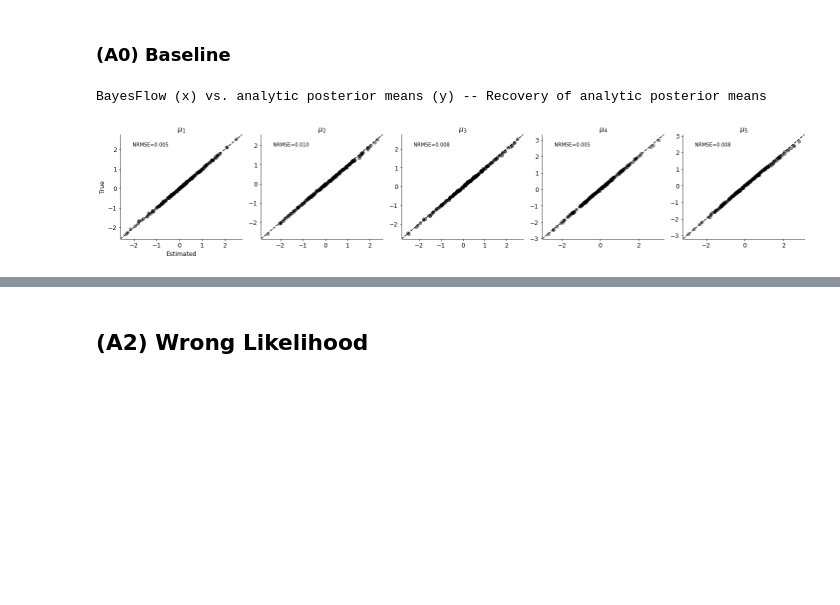
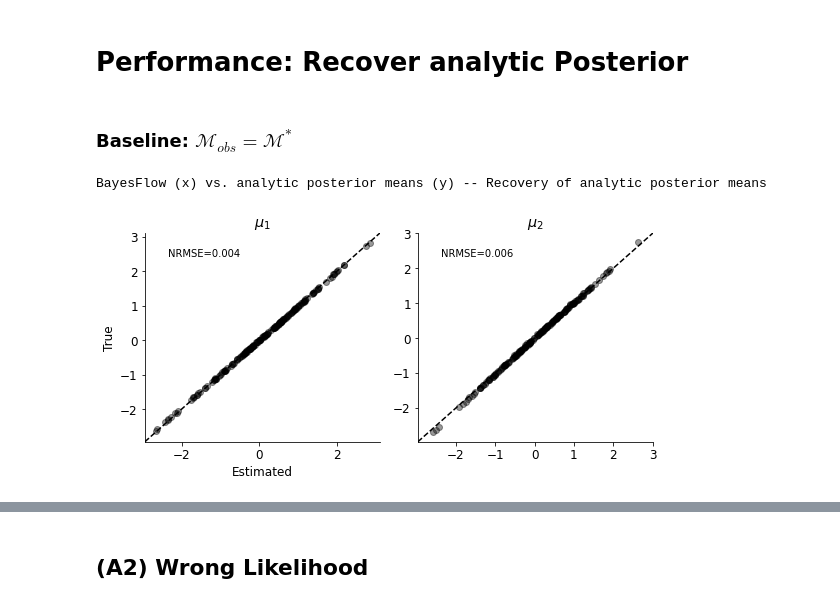
Before and after one commit to marvinschmitt/ModelMisspecificationBF, a Jupyter notebook: abf_mvn_means.ipynb, the cells around one changed output, grey strips where cells are left out. Saved outputs shown, nothing was run; the diff lists cells and outputs as text; code cells hidden in the pictures; blank space fills up the shorter version.

```diff
--- a/abf_mvn_means.ipynb
+++ b/abf_mvn_means.ipynb
@@ -106,8 +190,0 @@ amortizer = SingleModelAmortizer(inference_net, summary_net)
-# %%
-trainer = ParameterEstimationTrainer(amortizer,
-                      generative_model,
-                      loss=mmd_kl_loss,
-                      learning_rate=0.0007,
-                      checkpoint_path=f'export_ckpt/mmd/means_{D}D_S{S}',
-                      max_to_keep = 1
-                     )
@@ -122,3 +194,0 @@ Networks loaded from export_ckpt/mmd/means_5D_S5/ckpt-50
-# %%
-# Hypersetup for all tasks
-D = 5
@@ -125,3 +197,5 @@ D = 5
+# %% [markdown]
+# Performance: Recover analytic Posterior
 # %%
 def calculate_analytic_posterior(prior, simulator, x):
     n_sim, n_obs, D = x.shape
@@ -141,15 +215,10 @@ def calculate_analytic_posterior(prior, simulator, x):
 
     return mu_posterior_mean, mu_posterior_covariance
 # %%
-def adversarial_diagnostics(trainer, generative_model, theta=None, x=None,
-                            print_plots=False, filename=None):
+def adversarial_diagnostics(trainer, generative_model, theta=None, x=None, filename=None):
     theta, x = generative_model(200, 100) if theta is None and x is None else (theta, x)
     param_samples = trainer.network.sample(x, n_samples=200)
     param_means = param_samples.mean(axis=0)
-
-    # true parameters
-    #print("BayesFlow (x) vs. true thetas (y) -- Recovery of true thetas")
-    #true_vs_estimated(theta, param_means, [r'$\mu_%i$'%i for i in range(1, 5+1)], figsize=(20,4))
 
     # analytic posteriors
     print("\n\nBayesFlow (x) vs. analytic posterior means (y) -- Recovery of analytic posterior means")
@@ -158,30 +227,19 @@ def adversarial_diagnostics(trainer, generative_model, theta=None, x=None,
     posterior_means, posterior_covariances = calculate_analytic_posterior(prior, simulator, x)
     posterior_variances = posterior_covariances.diagonal(axis1=1, axis2=2)
 
-    true_vs_estimated(posterior_means, param_means, [r'$\mu_%i$'%i for i in range(1, 5+1)], figsize=(20,4),
+    true_vs_estimated(posterior_means, param_means, [r'$\mu_%i$'%i for i in range(1, D+1)], figsize=(8,4),
                           filename=f"{filename}_true_analytic.{FILEFORMAT}")
-
-    #print("\n\nAnalytic posterior means (x) vs. true thetas (y)")
-    #true_vs_estimated(posterior_means, theta, ['mu{}'.format(i) for i in range(1, 5+1)], figsize=(20,4))
-
-    if print_plots:
-        print('\n\nSummary network response for one batch')
-        s = np.array(trainer.network.summary_net(x))
-        sns.pairplot(pd.DataFrame(s, columns=[r'$s_%i$'%i for i in range(1, s.shape[1]+1)]), kind="kde")
-
-        if filename is not None:
-            plt.savefig(f"{filename}_summary_response.{FILEFORMAT}")
-# %% [markdown]
-### (A0) Baseline
+# %% [markdown]
+### Baseline: $\mathcal{M}_{obs} = \mathcal{M}^*$
 # %%
-prior_A0 = GaussianMeanPrior(D=D, mu_mean=0, mu_scale=1)
-simulator_A0 = GaussianMeanSimulator(D=D)
-generative_model_A0 = GenerativeModel(prior_A0, simulator_A0)
-theta_A0, x_A0 = generative_model_A0(200,100)
+prior = GaussianMeanPrior(D=D, mu_mean=0, mu_scale=1)
+simulator = GaussianMeanSimulator(D=D)
+generative_model = GenerativeModel(prior, simulator)
+theta, x = generative_model(200,100)
 
-adversarial_diagnostics(trainer, generative_model_A0,
+adversarial_diagnostics(trainer_sufficient, generative_model,
                         #print_plots=True,
-                       filename=f"plots/abf_mvn_means_S{S}_baseline")
+                       filename=f"plots/abf_mvn_means_sufficient_baseline")
 # %% [output]
 BayesFlow (x) vs. analytic posterior means (y) -- Recovery of analytic posterior means
-[figure, old version]
+[figure, new version]
```
Also changed, not shown: parts of 96 cells of this notebook, 2 other files.
